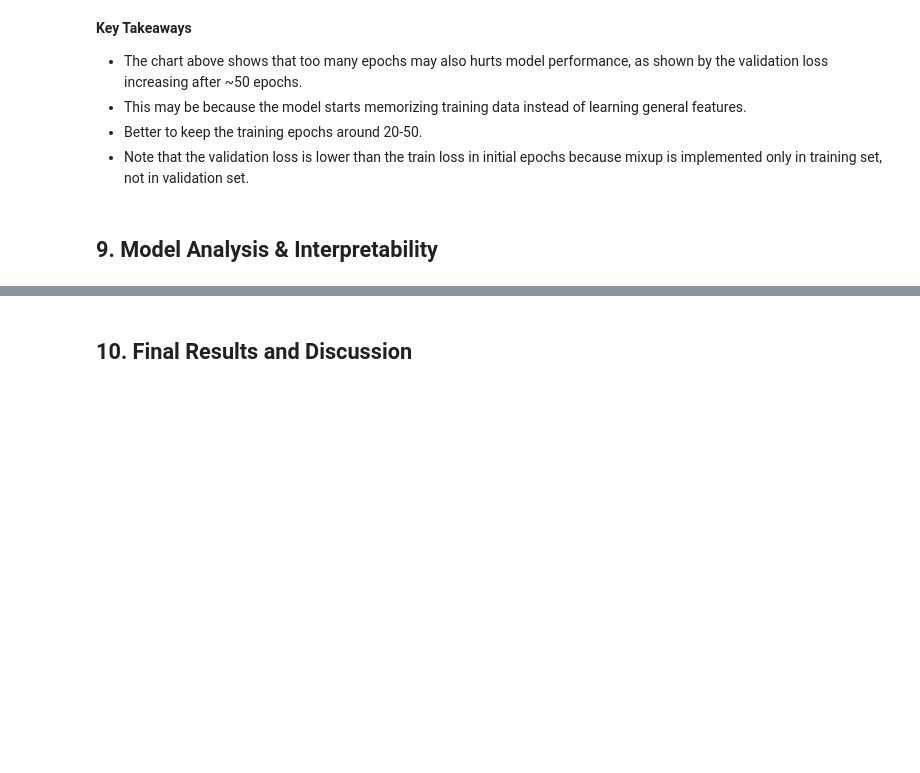
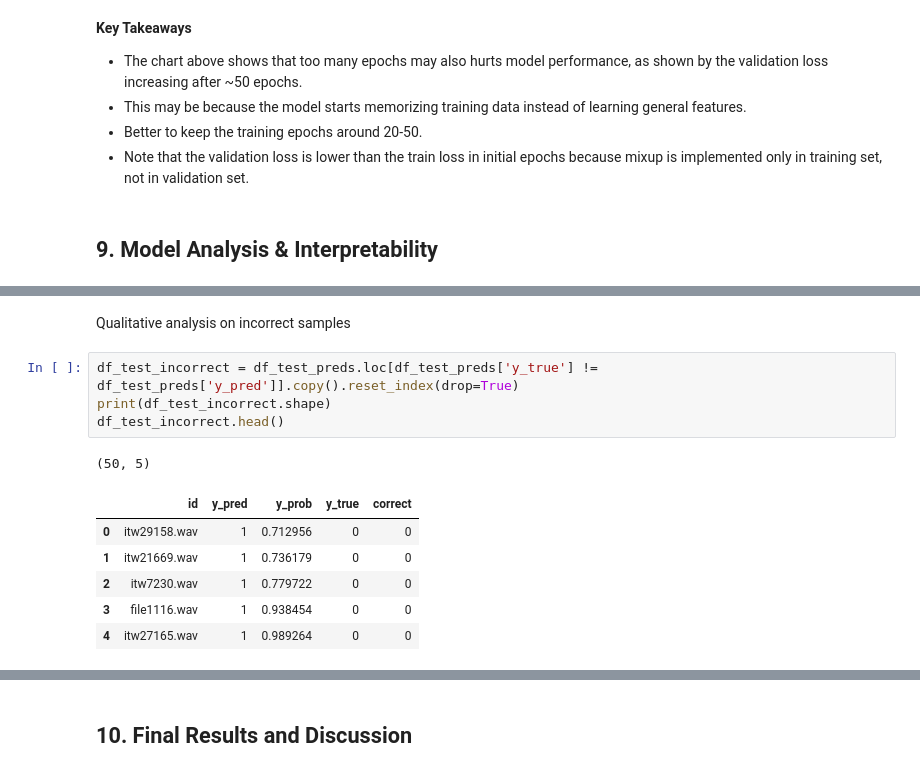
Before and after one commit to Ardacandra/deepdetect_audio_deepfake_detection_challenge, a Jupyter notebook: nb_final_submission_draft.ipynb, the cells around one changed output, grey strips where cells are left out. Cells and saved outputs as stored; diff of their text form; blank space fills up the shorter version.

```diff
--- a/nb_final_submission_draft.ipynb
+++ b/nb_final_submission_draft.ipynb
@@ -2085,0 +2293,14 @@ plt.show()
+# %% [markdown]
+Qualitative analysis on incorrect samples
+# %%
+df_test_incorrect = df_test_preds.loc[df_test_preds['y_true'] != df_test_preds['y_pred']].copy().reset_index(drop=True)
+print(df_test_incorrect.shape)
+df_test_incorrect.head()
+# %% [output]
+(50, 5)
+|  | id | y_pred | y_prob | y_true | correct |
+| 0 | itw29158.wav | 1 | 0.712956 | 0 | 0 |
+| 1 | itw21669.wav | 1 | 0.736179 | 0 | 0 |
+| 2 | itw7230.wav | 1 | 0.779722 | 0 | 0 |
+| 3 | file1116.wav | 1 | 0.938454 | 0 | 0 |
+| 4 | itw27165.wav | 1 | 0.989264 | 0 | 0 |
```
Also changed, not shown: parts of 32 cells of this notebook.
